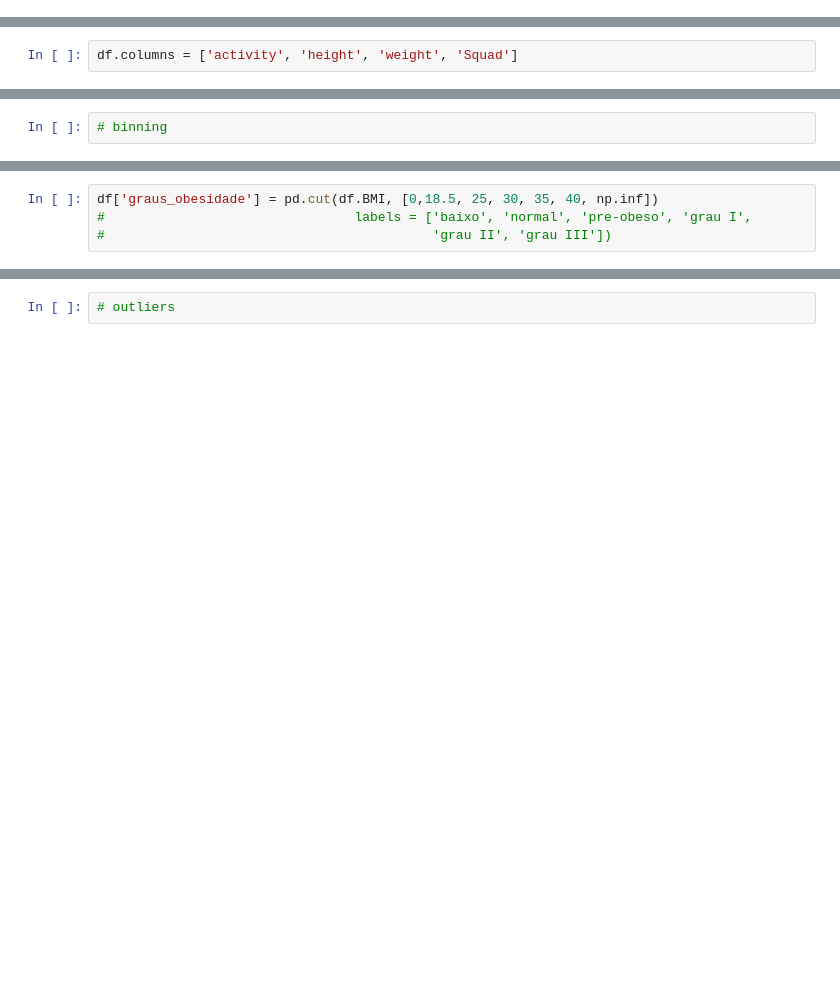
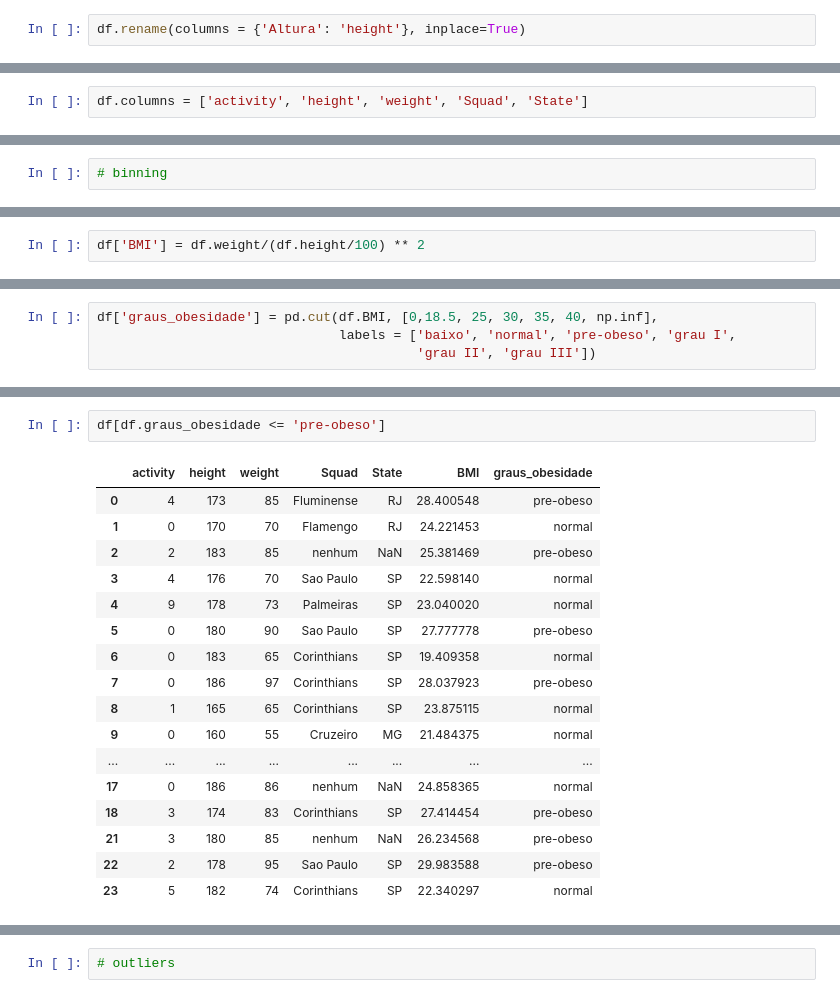
Before and after one commit to hitoshinagano/Locaweb_aulas, a Jupyter notebook: Aula.ipynb, the cells around one changed output, grey strips where cells are left out. Saved outputs shown, nothing was run; the diff lists cells and outputs as text; blank space fills up the shorter version.

```diff
--- a/Aula.ipynb
+++ b/Aula.ipynb
@@ -792,0 +1030,2 @@ df.columns
+# %%
+df.rename(columns = {'Altura': 'height'}, inplace=True)
@@ -793,2 +1041,2 @@ df.columns
 # %%
-df.columns = ['activity', 'height', 'weight', 'Squad']
+df.columns = ['activity', 'height', 'weight', 'Squad', 'State']
@@ -798,0 +1058,2 @@ df.columns = ['activity', 'height', 'weight', 'Squad']
+# %%
+df['BMI'] = df.weight/(df.height/100) ** 2
@@ -801,4 +1074,4 @@ df.columns = ['activity', 'height', 'weight', 'Squad']
 # %%
-df['graus_obesidade'] = pd.cut(df.BMI, [0,18.5, 25, 30, 35, 40, np.inf])
-#                                labels = ['baixo', 'normal', 'pre-obeso', 'grau I',
-#                                          'grau II', 'grau III'])
+df['graus_obesidade'] = pd.cut(df.BMI, [0,18.5, 25, 30, 35, 40, np.inf],
+                               labels = ['baixo', 'normal', 'pre-obeso', 'grau I',
+                                         'grau II', 'grau III'])
@@ -804,0 +1107,20 @@ df['graus_obesidade'] = pd.cut(df.BMI, [0,18.5, 25, 30, 35, 40, np.inf])
+# %%
+df[df.graus_obesidade <= 'pre-obeso']
+# %% [output]
+|  | activity | height | weight | Squad | State | BMI | graus_obesidade |
+| 0 | 4 | 173 | 85 | Fluminense | RJ | 28.400548 | pre-obeso |
+| 1 | 0 | 170 | 70 | Flamengo | RJ | 24.221453 | normal |
+| 2 | 2 | 183 | 85 | nenhum | NaN | 25.381469 | pre-obeso |
+| 3 | 4 | 176 | 70 | Sao Paulo | SP | 22.598140 | normal |
+| 4 | 9 | 178 | 73 | Palmeiras | SP | 23.040020 | normal |
+| 5 | 0 | 180 | 90 | Sao Paulo | SP | 27.777778 | pre-obeso |
+| 6 | 0 | 183 | 65 | Corinthians | SP | 19.409358 | normal |
+| 7 | 0 | 186 | 97 | Corinthians | SP | 28.037923 | pre-obeso |
+| 8 | 1 | 165 | 65 | Corinthians | SP | 23.875115 | normal |
+| 9 | 0 | 160 | 55 | Cruzeiro | MG | 21.484375 | normal |
+| ... | ... | ... | ... | ... | ... | ... | ... |
+| 17 | 0 | 186 | 86 | nenhum | NaN | 24.858365 | normal |
+| 18 | 3 | 174 | 83 | Corinthians | SP | 27.414454 | pre-obeso |
+| 21 | 3 | 180 | 85 | nenhum | NaN | 26.234568 | pre-obeso |
+| 22 | 2 | 178 | 95 | Sao Paulo | SP | 29.983588 | pre-obeso |
+| 23 | 5 | 182 | 74 | Corinthians | SP | 22.340297 | normal |
```
Also changed, not shown: parts of 88 cells of this notebook.
